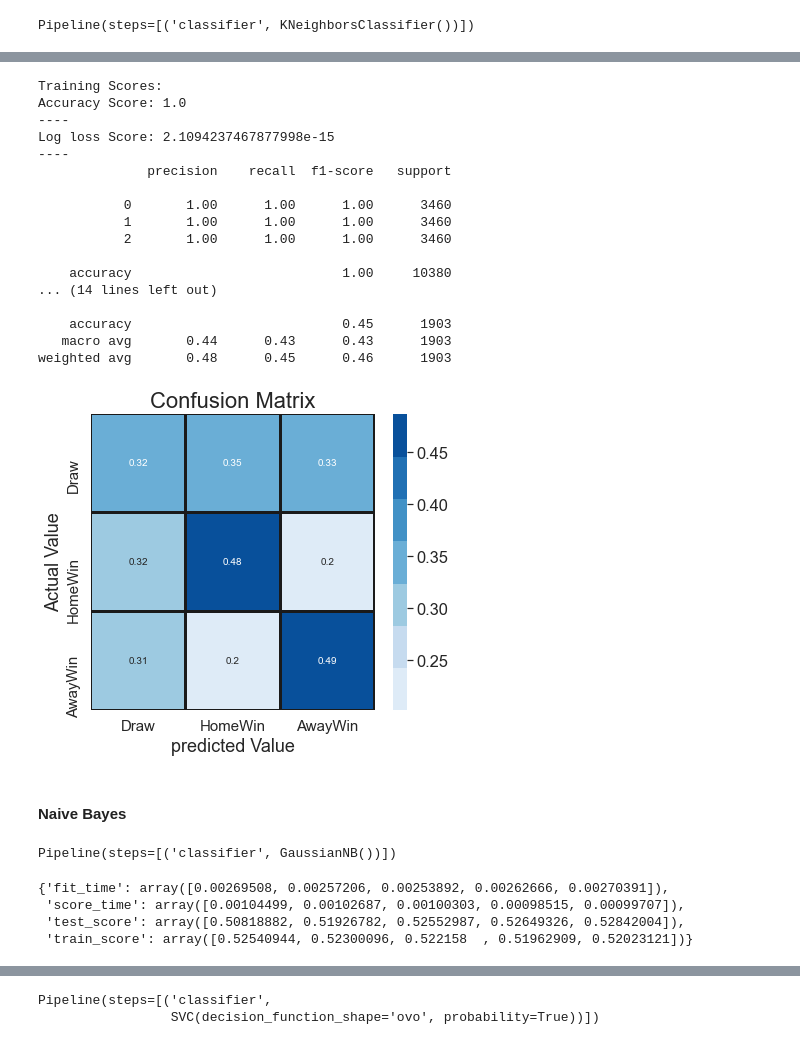
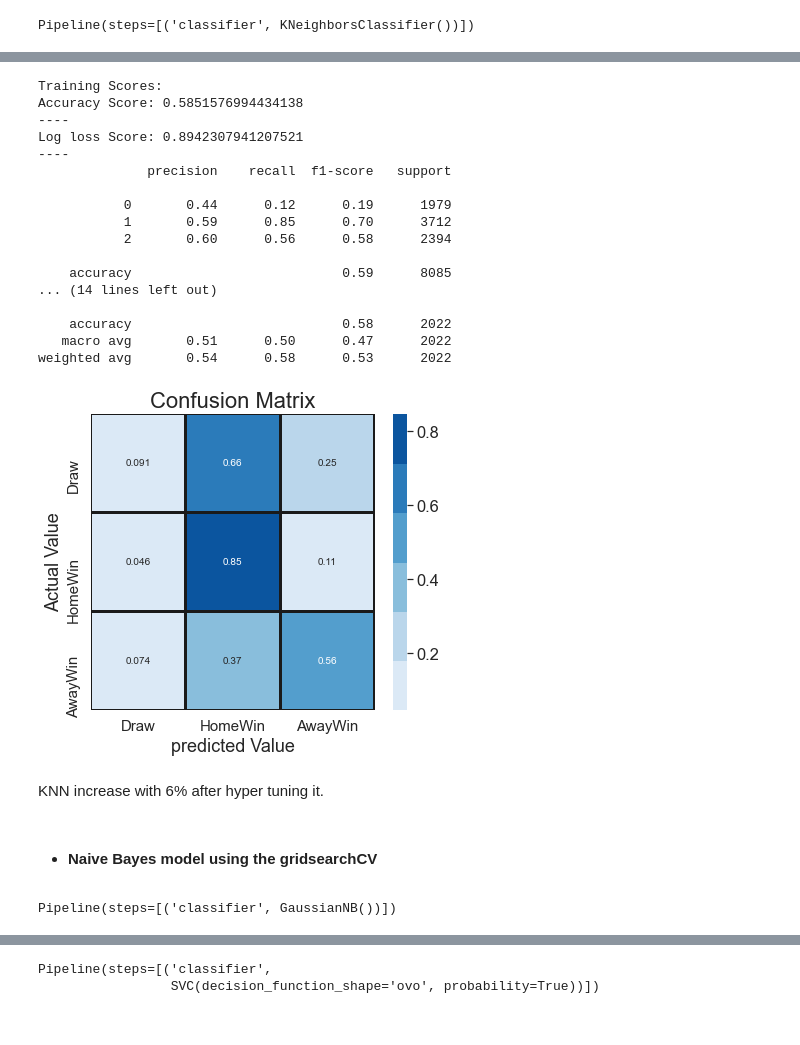
Before and after one commit to Teetee-lab/SoccerMatchBetting, a Jupyter notebook: Notebooks/SoccerMatchBetting.ipynb, the cells around one changed output, grey strips where cells are left out. Saved outputs shown, nothing was run; the diff lists cells and outputs as text; code cells hidden in the pictures.

```diff
--- a/Notebooks/SoccerMatchBetting.ipynb
+++ b/Notebooks/SoccerMatchBetting.ipynb
@@ -782,8 +726,0 @@ Name: target, dtype: int64
-# %%
-#plot the target to view the target class
-plt.figure(figsize=(8,8))
-ax=sns.countplot(x = y.value_counts(),palette = 'Set2')
-plt.title("Count for target classes")
-labels=['Draw','Home Win','Away Win']
-ax.set_xticklabels(labels)
-plt.show()
@@ -899,0 +791,4 @@ Text(97.5, 0.5, 'Actual Value')
+# %%
+#instantiate the Decision Tree classifier
+baseline_model = DecisionTreeClassifier()
+baseline_model.fit(X_train_scaled,y_train)
@@ -1235,10 +1189,10 @@ param = [{
     'classifier__metric':['euclidean','minkowski','manhattan']}]
 
 grid = GridSearchCV(estimator = knn_model,
-                    param_grid = param, scoring='accuracy')
+                    param_grid = param,scoring='accuracy',cv=5)
 # %%
 #fit the grid on the training dataset
-output = grid.fit(X_train_resampled, y_train_resampled)
+output = grid.fit(X_train_scaled, y_train)
 #put the results in a dataframe
 pd.DataFrame(output.cv_results_)
 # %% [output]
@@ -1271,41 +1225,35 @@ output.best_score_
 # %%
 #evaluate the model on the train and test set
-evaluate_model(output.best_estimator_,X_train_resampled,X_test_scaled,y_train_resampled,y_test)
+evaluate_model(output.best_estimator_,X_train_scaled,X_test_scaled,y_train,y_test)
 # %% [output]
 Training Scores:
-Accuracy Score: 1.0
+Accuracy Score: 0.5851576994434138
 ----
-Log loss Score: 2.1094237467877998e-15
+Log loss Score: 0.8942307941207521
 ----
               precision    recall  f1-score   support
 
-           0       1.00      1.00      1.00      3460
-           1       1.00      1.00      1.00      3460
-           2       1.00      1.00      1.00      3460
+           0       0.44      0.12      0.19      1979
+           1       0.59      0.85      0.70      3712
+           2       0.60      0.56      0.58      2394
 
-    accuracy                           1.00     10380
+    accuracy                           0.59      8085
 ... (14 lines left out)
 
-    accuracy                           0.45      1903
-   macro avg       0.44      0.43      0.43      1903
-weighted avg       0.48      0.45      0.46      1903
+    accuracy                           0.58      2022
+   macro avg       0.51      0.50      0.47      2022
+weighted avg       0.54      0.58      0.53      2022
-[figure, old version]
+[figure, new version]
+# %% [markdown]
+KNN increase with 6% after hyper tuning it.
 # %% [markdown]
-#### Naive Bayes
+- #### Naive Bayes model using the gridsearchCV
 # %%
 #instantiate the pipeline with the steps
 naive_bayes = Pipeline(steps=[('classifier', GaussianNB())])
 naive_bayes
 # %% [output]
 Pipeline(steps=[('classifier', GaussianNB())])
-# %%
-#cross validate the model
-cross_validate(naive_bayes,X_train_resampled, y_train_resampled, return_train_score=True)
-# %% [output]
-{'fit_time': array([0.00269508, 0.00257206, 0.00253892, 0.00262666, 0.00270391]),
- 'score_time': array([0.00104499, 0.00102687, 0.00100303, 0.00098515, 0.00099707]),
- 'test_score': array([0.50818882, 0.51926782, 0.52552987, 0.52649326, 0.52842004]),
- 'train_score': array([0.52540944, 0.52300096, 0.522158  , 0.51962909, 0.52023121])}
 # %%
 param = [{
     'classifier__var_smoothing':[2e-9,2e-10,2e-5,2e-20,1e-10,1e-9,2e-8,2e-1]}]
```
Also changed, not shown: parts of 118 cells of this notebook, 7 other files.
